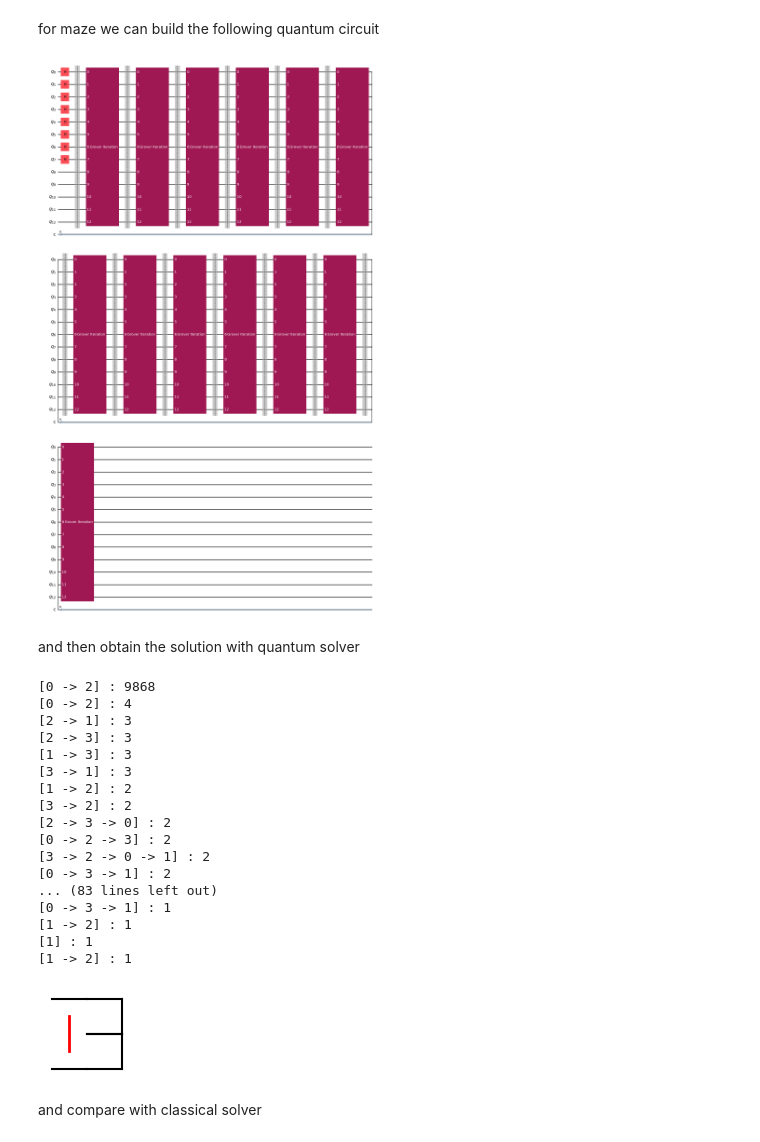
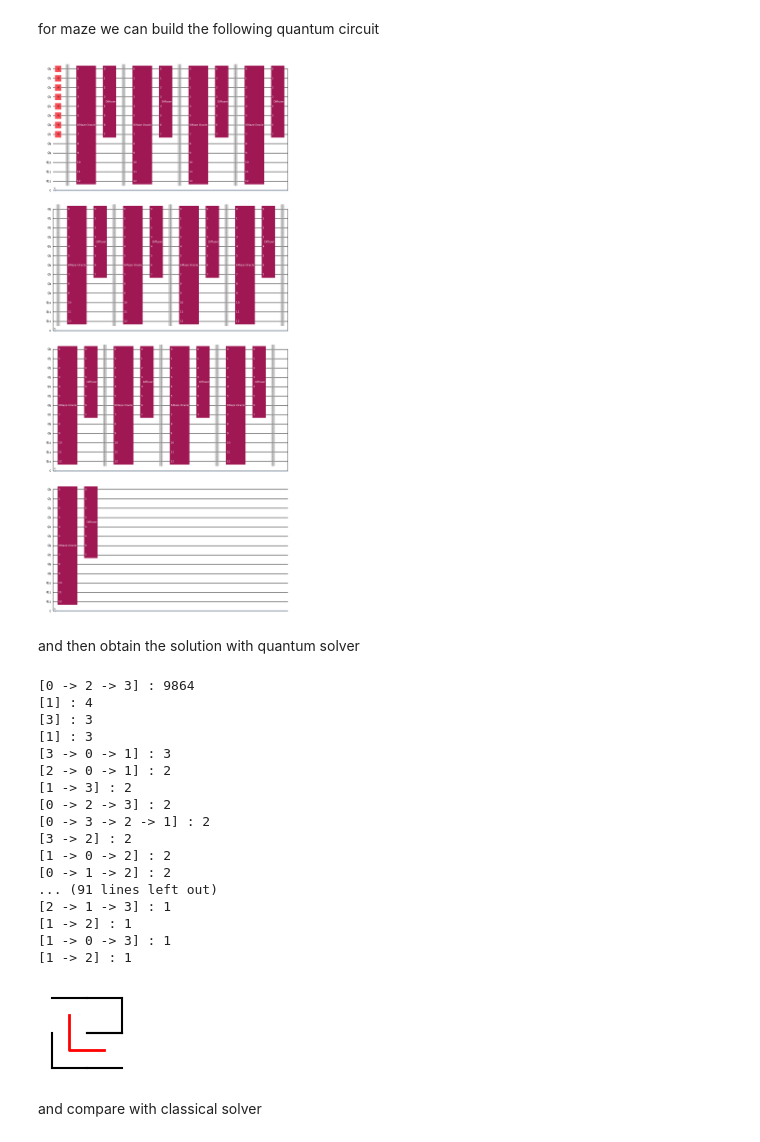
Before and after one commit to 1ngVG-QCCE/QuantumMazeSolver, a Jupyter notebook: maze_solver.ipynb, the cells around one changed output. Cells and saved outputs as stored; diff of their text form; code cells hidden in the pictures.

```diff
--- a/maze_solver.ipynb
+++ b/maze_solver.ipynb
@@ -16,6 +16,6 @@ We provide utilities for building mazes and graphs in general.
 For maze generation, we implement **Prim’s algorithm**, which produces *perfect mazes* with a uniform structure.
 # %%
 maze_generator = PrimGenerator()
-maze = maze_generator.generate_maze(2, 2, (0, 0), (0, 1), 1)
+maze = maze_generator.generate_maze(2, 2, (0, 0), (1, 1), 1)
 maze.show()
 # %% [output]
@@ -107,32 +107,32 @@ def most_frequent_solution_path_in(graph: Graph, shots: int = 10000) -> Path:
 for maze we can build the following quantum circuit
 # %%
 maze_qc = QuantumMazeCircuit(maze, turn_back_check=True) # custom max_path_length can be set
-maze_qc.decompose(reps = 0).draw('mpl')
+maze_qc.decompose(reps = 1, gates_to_decompose=["Grover Iteration"]).draw('mpl')
 # %% [output]
-[figure, old version]
+[figure, new version]
 # %% [markdown]
 and then obtain the solution with quantum solver
 # %%
 maze.show(most_frequent_solution_path_in(maze_qc))
 # %% [output]
-[0 -> 2] : 9868
-[0 -> 2] : 4
-[2 -> 1] : 3
-[2 -> 3] : 3
-[1 -> 3] : 3
-[3 -> 1] : 3
-[1 -> 2] : 2
+[0 -> 2 -> 3] : 9864
+[1] : 4
+[3] : 3
+[1] : 3
+[3 -> 0 -> 1] : 3
+[2 -> 0 -> 1] : 2
+[1 -> 3] : 2
+[0 -> 2 -> 3] : 2
+[0 -> 3 -> 2 -> 1] : 2
 [3 -> 2] : 2
-[2 -> 3 -> 0] : 2
-[0 -> 2 -> 3] : 2
-[3 -> 2 -> 0 -> 1] : 2
-[0 -> 3 -> 1] : 2
-... (83 lines left out)
-[0 -> 3 -> 1] : 1
+[1 -> 0 -> 2] : 2
+[0 -> 1 -> 2] : 2
+... (91 lines left out)
+[2 -> 1 -> 3] : 1
 [1 -> 2] : 1
-[1] : 1
+[1 -> 0 -> 3] : 1
 [1 -> 2] : 1
-[figure, old version]
+[figure, new version]
 # %% [markdown]
 and compare with classical solver
 # %%
```
Also changed, not shown: parts of 3 cells of this notebook, 1 other file.
